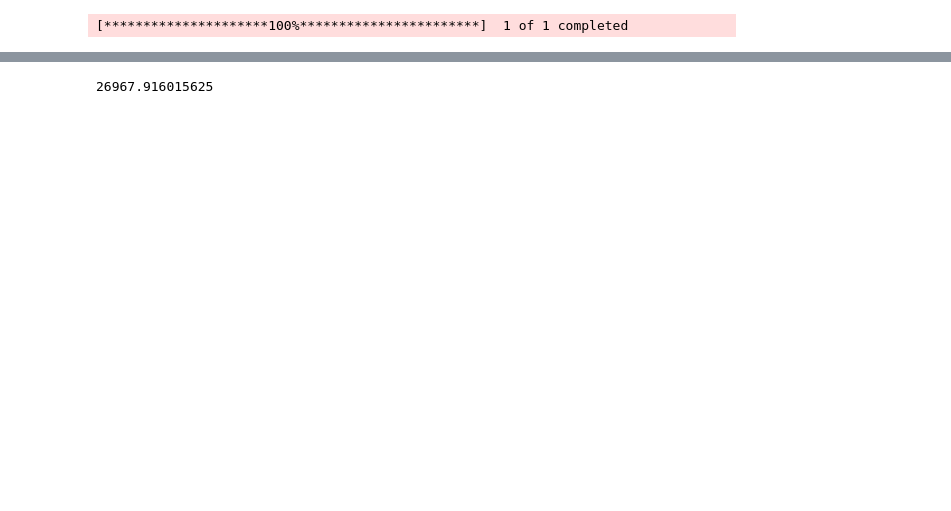
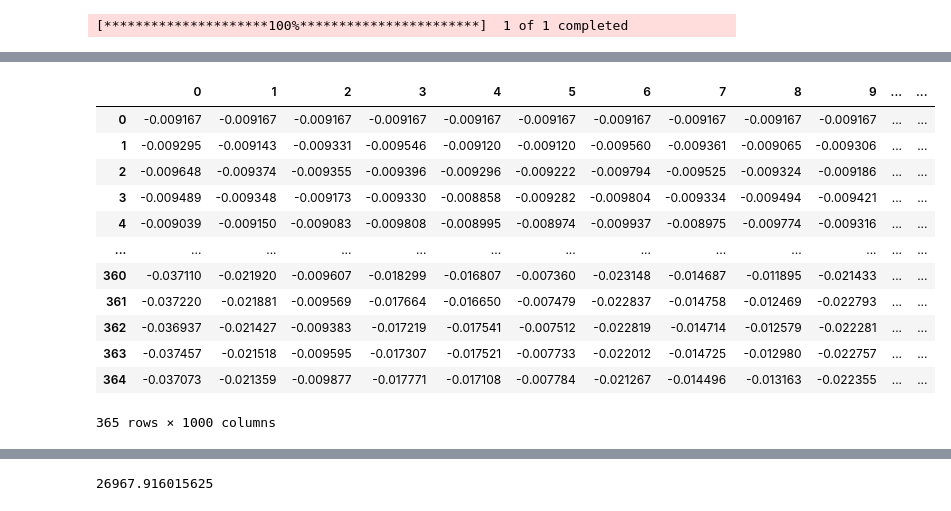
Before and after one commit to jaunceymyles/MonteCarloSimulations, a Jupyter notebook: montecarlobasic.ipynb, the cells around one changed output, grey strips where cells are left out. Saved outputs shown, nothing was run; the diff lists cells and outputs as text; code cells hidden in the pictures; blank space fills up the shorter version.

```diff
--- a/montecarlobasic.ipynb
+++ b/montecarlobasic.ipynb
@@ -36,3 +51,21 @@ for t in range(1, T):
+# %%
+simulated_pricesdf = pd.DataFrame(simulated_prices)
+# %%
+simulated_pricesdf
+# %% [output]
+|  | 0 | 1 | 2 | 3 | 4 | 5 | 6 | 7 | 8 | 9 | ... | ... |
+| 0 | -0.009167 | -0.009167 | -0.009167 | -0.009167 | -0.009167 | -0.009167 | -0.009167 | -0.009167 | -0.009167 | -0.009167 | ... | ... |
+| 1 | -0.009295 | -0.009143 | -0.009331 | -0.009546 | -0.009120 | -0.009120 | -0.009560 | -0.009361 | -0.009065 | -0.009306 | ... | ... |
+| 2 | -0.009648 | -0.009374 | -0.009355 | -0.009396 | -0.009296 | -0.009222 | -0.009794 | -0.009525 | -0.009324 | -0.009186 | ... | ... |
+| 3 | -0.009489 | -0.009348 | -0.009173 | -0.009330 | -0.008858 | -0.009282 | -0.009804 | -0.009334 | -0.009494 | -0.009421 | ... | ... |
+| 4 | -0.009039 | -0.009150 | -0.009083 | -0.009808 | -0.008995 | -0.008974 | -0.009937 | -0.008975 | -0.009774 | -0.009316 | ... | ... |
+| ... | ... | ... | ... | ... | ... | ... | ... | ... | ... | ... | ... | ... |
+| 360 | -0.037110 | -0.021920 | -0.009607 | -0.018299 | -0.016807 | -0.007360 | -0.023148 | -0.014687 | -0.011895 | -0.021433 | ... | ... |
+| 361 | -0.037220 | -0.021881 | -0.009569 | -0.017664 | -0.016650 | -0.007479 | -0.022837 | -0.014758 | -0.012469 | -0.022793 | ... | ... |
+| 362 | -0.036937 | -0.021427 | -0.009383 | -0.017219 | -0.017541 | -0.007512 | -0.022819 | -0.014714 | -0.012579 | -0.022281 | ... | ... |
+| 363 | -0.037457 | -0.021518 | -0.009595 | -0.017307 | -0.017521 | -0.007733 | -0.022012 | -0.014725 | -0.012980 | -0.022757 | ... | ... |
+| 364 | -0.037073 | -0.021359 | -0.009877 | -0.017771 | -0.017108 | -0.007784 | -0.021267 | -0.014496 | -0.013163 | -0.022355 | ... | ... |
+365 rows × 1000 columns
 # %%
 # 6. Plot the simulation results
 plt.figure(figsize=(10,6))
```
Also changed, not shown: parts of 8 cells of this notebook.
